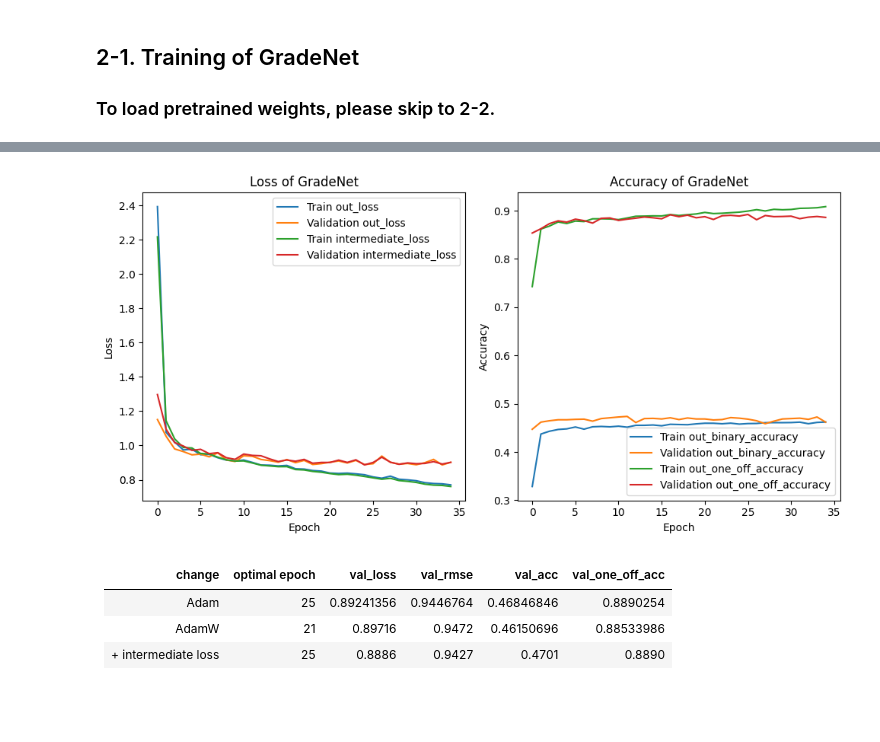
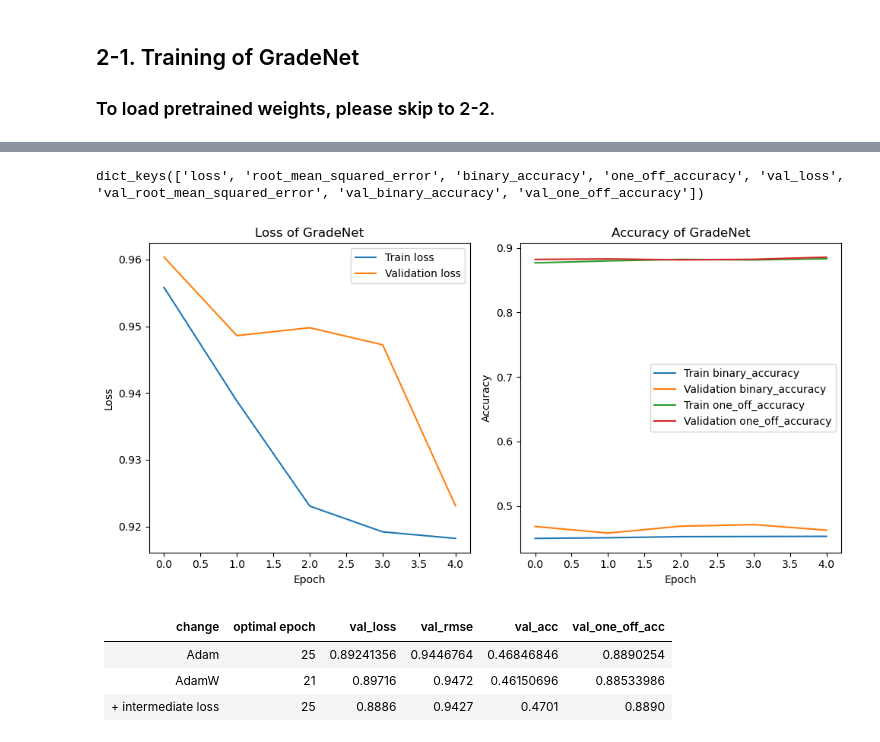
Before and after one commit to awesombird/MoonBoardRNN, a Jupyter notebook: model/GradeNet_train.ipynb, the cells around one changed output, grey strips where cells are left out. Saved outputs shown, nothing was run; the diff lists cells and outputs as text; code cells hidden in the pictures; blank space fills up the shorter version.

```diff
--- a/model/GradeNet_train.ipynb
+++ b/model/GradeNet_train.ipynb
@@ -178,7 +183,7 @@ history = model.fit(
     X_train,
     (Y_train, Y_train),
     validation_data=(X_val, (Y_val, Y_val)),
-    epochs=40,
+    epochs=5,
     batch_size=BATCH_SIZE,
     # class_weight=grade_weights,
     callbacks=[tensorboard_callback, cp_callback, es_callback],
@@ -205,28 +208,35 @@ Epoch 35: early stopping
 # %%
 # plot history from tensorboard log
 # plot_tb_history(log_dir, "GradeNet")
+print(history.history.keys())
+# %% [output]
+dict_keys(['loss', 'root_mean_squared_error', 'binary_accuracy', 'one_off_accuracy', 'val_loss', 'val_root_mean_squared_error', 'val_binary_accuracy', 'val_one_off_accuracy'])
 # %%
 history_path = cwd / "GradeNet_train_history"
 try:
     plot_history(
         history,
         "GradeNet",
-        losses=["out_loss", "intermediate_loss"],
-        metrics=["out_binary_accuracy", "out_one_off_accuracy"],
+        # losses=["out_loss", "intermediate_loss"],
+        # metrics=["out_binary_accuracy", "out_one_off_accuracy"],
+        losses=["loss"],#, "intermediate_loss"],
+        metrics=["binary_accuracy", "one_off_accuracy"],
     )
     save_pickle(history, history_path)
 except NameError:
     # if history not defined, load from pickle
     with open(history_path, "rb") as f:
         history = pickle.load(f)
     plot_history(
         history,
         "GradeNet",
-        losses=["out_loss", "intermediate_loss"],
-        metrics=["out_binary_accuracy", "out_one_off_accuracy"],
+        # losses=["out_loss", "intermediate_loss"],
+        # metrics=["out_binary_accuracy", "out_one_off_accuracy"],
+        losses=["loss"],#, "intermediate_loss"],
+        metrics=["binary_accuracy", "one_off_accuracy"],
     )
 # %% [output]
-[figure, old version]
+[figure, new version]
 # %% [markdown]
 | change              | optimal epoch | val_loss   | val_rmse  | val_acc    | val_one_off_acc |
 | ------------------- | ------------- | ---------- | --------- | ---------- | --------------- |
```
Also changed, not shown: parts of 4 cells of this notebook, 8 other files.
